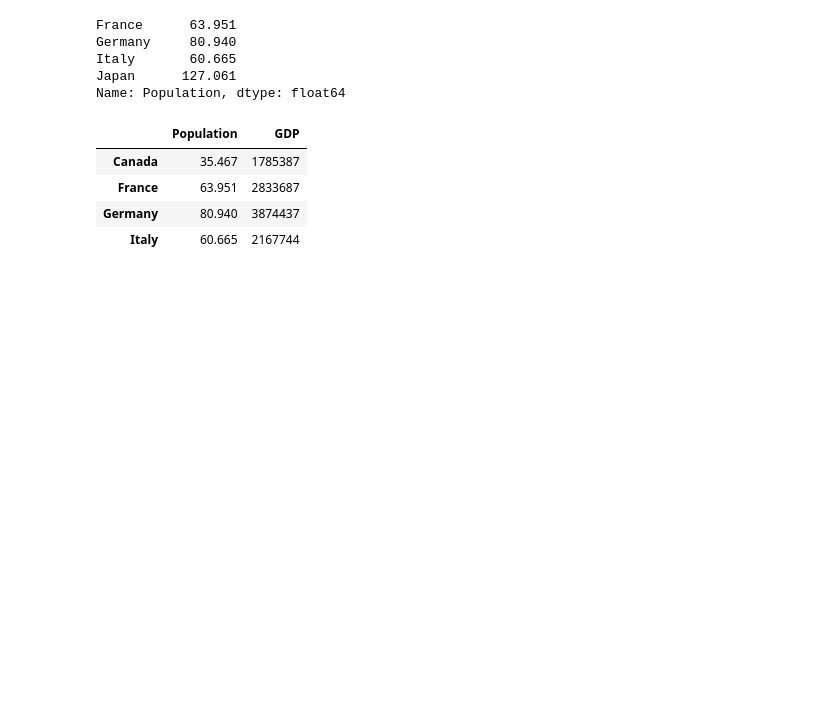
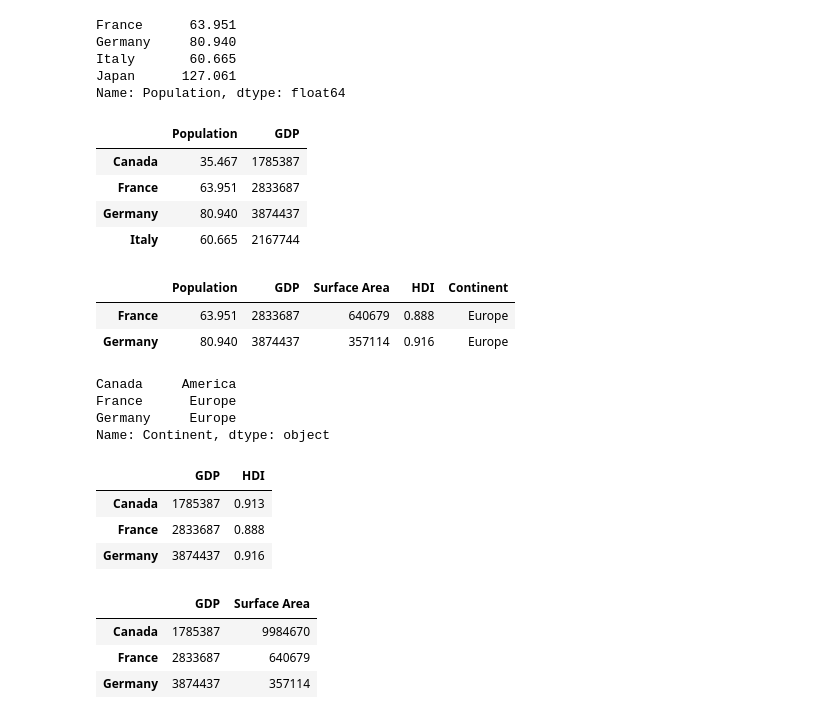
Before and after one commit to Rubieskyama/Intro-to-pandas, a Jupyter notebook: Pandas_DataFrames.ipynb, the cells around one changed output. Cells and saved outputs as stored; diff of their text form; code cells hidden in the pictures; blank space fills up the shorter version.

```diff
--- a/Pandas_DataFrames.ipynb
+++ b/Pandas_DataFrames.ipynb
@@ -193,3 +193,30 @@ df.loc['Canada':'Italy', ['Population','GDP']]
 | France | 63.951 | 2833687 |
 | Germany | 80.940 | 3874437 |
 | Italy | 60.665 | 2167744 |
+# %%
+ df.iloc[1:3]
+# %% [output]
+|  | Population | GDP | Surface Area | HDI | Continent |
+| France | 63.951 | 2833687 | 640679 | 0.888 | Europe |
+| Germany | 80.940 | 3874437 | 357114 | 0.916 | Europe |
+# %%
+df.iloc[0:3, -1]
+# %% [output]
+Canada     America
+France      Europe
+Germany     Europe
+Name: Continent, dtype: object
+# %%
+df.iloc[0:3, [1,3]]
+# %% [output]
+|  | GDP | HDI |
+| Canada | 1785387 | 0.913 |
+| France | 2833687 | 0.888 |
+| Germany | 3874437 | 0.916 |
+# %%
+df.iloc[0:3, 1:3]
+# %% [output]
+|  | GDP | Surface Area |
+| Canada | 1785387 | 9984670 |
+| France | 2833687 | 640679 |
+| Germany | 3874437 | 357114 |
```
